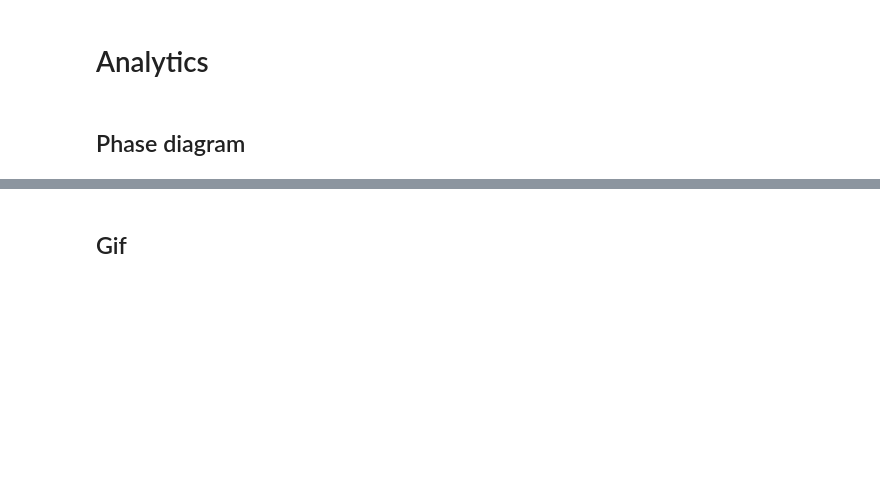
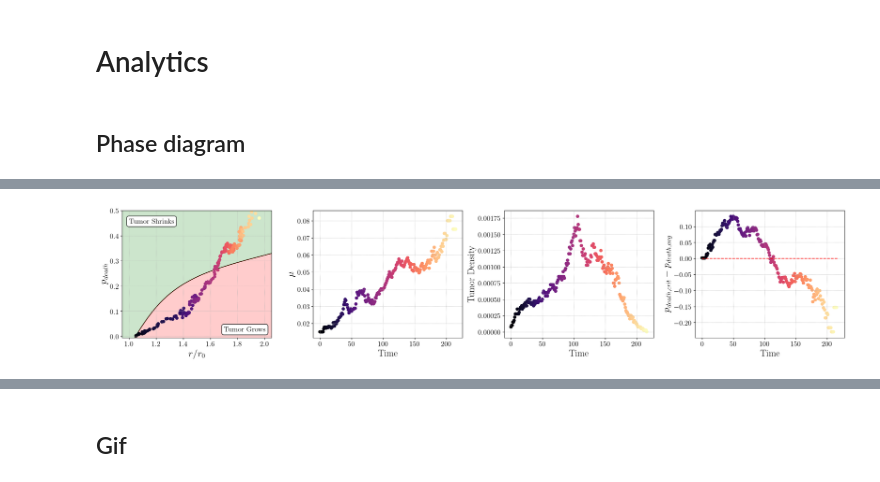
Before and after one commit to francescozambelli/CancerEvo, a Jupyter notebook: analysis.ipynb, the cells around one changed output, grey strips where cells are left out. Saved outputs shown, nothing was run; the diff lists cells and outputs as text; code cells hidden in the pictures; blank space fills up the shorter version.

```diff
--- a/analysis.ipynb
+++ b/analysis.ipynb
@@ -663,0 +510,40 @@ if savefig:
+# %%
+_,ax = plt.subplots(1,4,figsize=(22,4.7))
+ax = ax.flatten()
+fontsize = 20
+[axi.tick_params(axis='both', which='major', labelsize=15) for axi in ax]
+[axi.grid(ls=":") for axi in ax]
+
+# phase space graph
+spl = make_smoothing_spline(r_prop_list, p_die_data, lam=0.001)
+x_new = np.linspace(0.8,2.2,50)
+ax[0].plot(x_new, spl(x_new), color="k", zorder=0)
+ax[0].fill_between(x_new, spl(x_new),max(spl(x_new))*1.5, alpha=0.2, color="green")
+ax[0].fill_between(x_new, -1, spl(x_new), alpha=0.2, color="red")
+points_h = np.array([dyn_state(r=r, r0=r0, mu=mu, k=k, N=N_HK) for r,mu,k in zip(rs_h,mus_h,k_h)])
+ax[0].scatter(*points_h.T, c=np.linspace(0,1,len(points_h)), cmap="magma", label="Tumor")
+ax[0].set_xlabel(r"$r/r_0$", fontsize=fontsize)
+ax[0].set_ylabel(r"$p_{death}$", fontsize=fontsize)
+ax[0].set_xlim([0.95,2.05])
+ax[0].set_ylim([-0.005,0.5])
+ax[0].text(1,0.45,"Tumor Shrinks", bbox=dict(facecolor='white', edgecolor='black', boxstyle='round,pad=0.3'), fontsize=15)
+ax[0].text(1.7,0.02,"Tumor Grows", bbox=dict(facecolor='white', edgecolor='black', boxstyle='round,pad=0.3'), fontsize=15)
+# mutation rate
+ax[1].scatter(np.arange(len(mus_h)), mus_h, c=np.arange(len(t_h)), cmap="magma", zorder=0)
+ax[1].set_xlabel("Time", fontsize=fontsize)
+ax[1].set_ylabel(r"$\mu$", fontsize=fontsize)
+# tumor size
+ax[2].scatter(np.arange(len(t_h)), t_h, c=np.arange(len(t_h)), cmap="magma", zorder=0)
+ax[2].set_xlabel("Time", fontsize=fontsize)
+ax[2].set_ylabel("Tumor Density", fontsize=fontsize)
+# distance critical line
+ax[3].scatter(np.arange(len(t_h)), [spl(rsi/r0)-p_d for rsi,p_d in zip(rs_h, points_h[:,1])], c=np.arange(len(t_h)), cmap="magma", zorder=0)
+ax[3].hlines(0,0,len(t_h), color="red", ls="--")
+ax[3].set_xlabel("Time", fontsize=fontsize)
+ax[3].set_ylabel(r"$p_{death,crit}-p_{death,avg}$", fontsize=fontsize)
+
+plt.tight_layout()
+if savefig:
+    plt.savefig(namefig)
+# %% [output]
+[figure, added]
```
Also changed, not shown: parts of 37 cells of this notebook, 12 other files.
